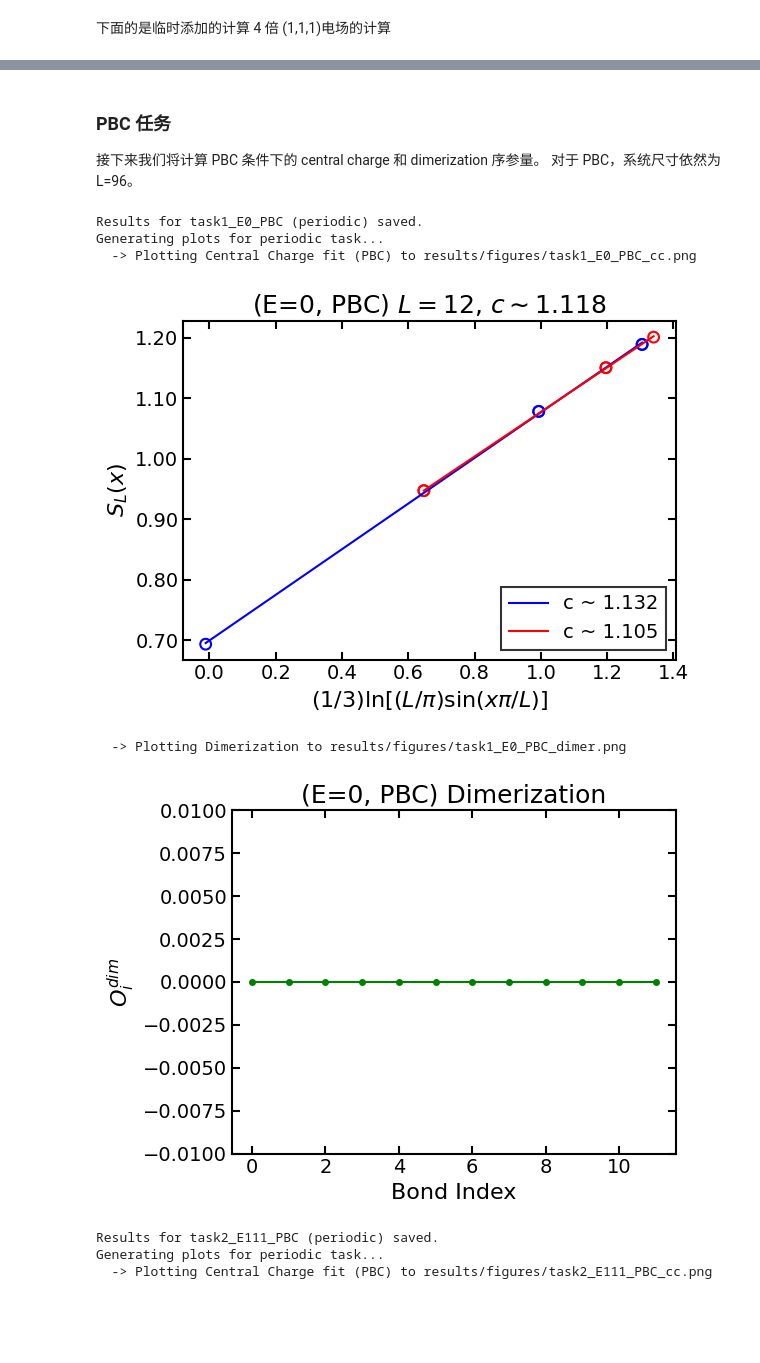
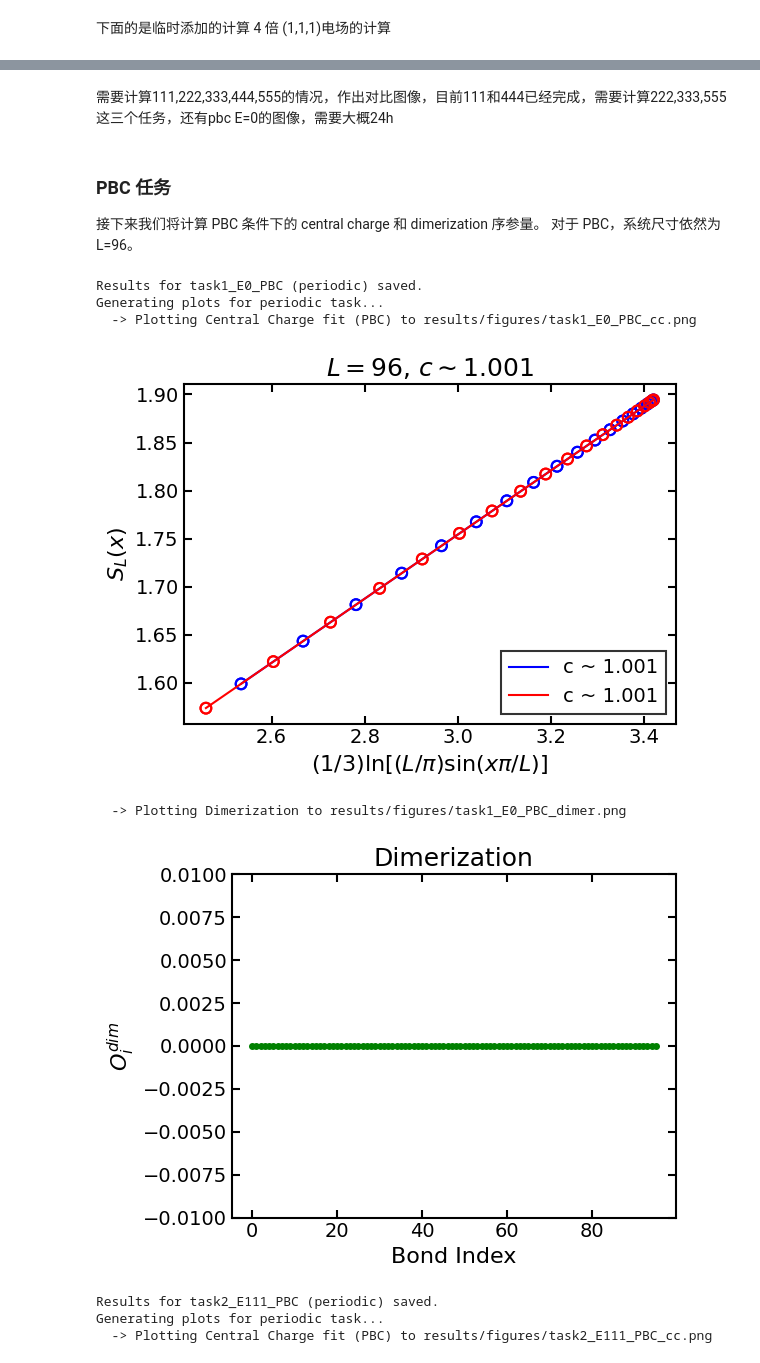
Before and after one commit to misaka19683/KSHEE, a Jupyter notebook: hamitonian.ipynb, the cells around one changed output, grey strips where cells are left out. Saved outputs shown, nothing was run; the diff lists cells and outputs as text; code cells hidden in the pictures; blank space fills up the shorter version.

```diff
--- a/hamitonian.ipynb
+++ b/hamitonian.ipynb
@@ -460,3 +514,5 @@ plot_analysis_results(results12, phi_val=phi, save_prefix=f"results/figures/{tas
+# %% [markdown]
+需要计算111,222,333,444,555的情况，作出对比图像，目前111和444已经完成，需要计算222,333,555这三个任务，还有pbc E=0的图像，需要大概24h
 # %% [markdown]
 ### PBC 任务
 接下来我们将计算 PBC 条件下的 central charge 和 dimerization 序参量。
@@ -474,16 +530,16 @@ model_pbc1 = KitaevGammaChain(model_params_pbc1)
 psi_pbc1, E_total_pbc1 = run_dmrg(model_pbc1, dmrg_params)
 # %%
 
-results_pbc1 = perform_full_analysis(psi_pbc1, model_pbc1, title="(E=0, PBC)")
+results_pbc1 = perform_full_analysis(psi_pbc1, model_pbc1, title="")
 save_task_data(results_pbc1, task_name_pbc1)
 plot_analysis_results(results_pbc1, phi_val=phi, save_prefix=f"results/figures/{task_name_pbc1}")
 # %% [output]
 Results for task1_E0_PBC (periodic) saved.
 Generating plots for periodic task...
   -> Plotting Central Charge fit (PBC) to results/figures/task1_E0_PBC_cc.png
-[figure, old version]
+[figure, new version]
   -> Plotting Dimerization to results/figures/task1_E0_PBC_dimer.png
-[figure, old version]
+[figure, new version]
 # %%
 # PBC 任务 2: E=(1,1,1)/sqrt(3)
 task_name_pbc2 = "task2_E111_PBC"
```
Also changed, not shown: parts of 6 cells of this notebook.
